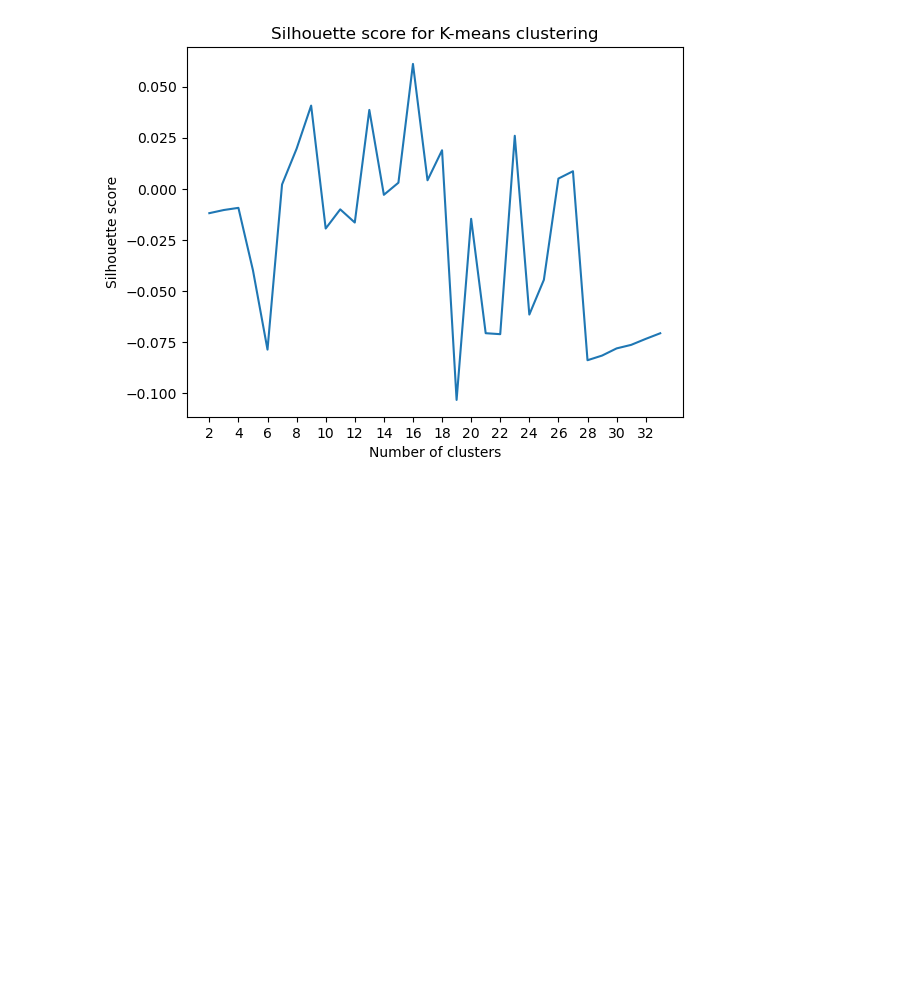
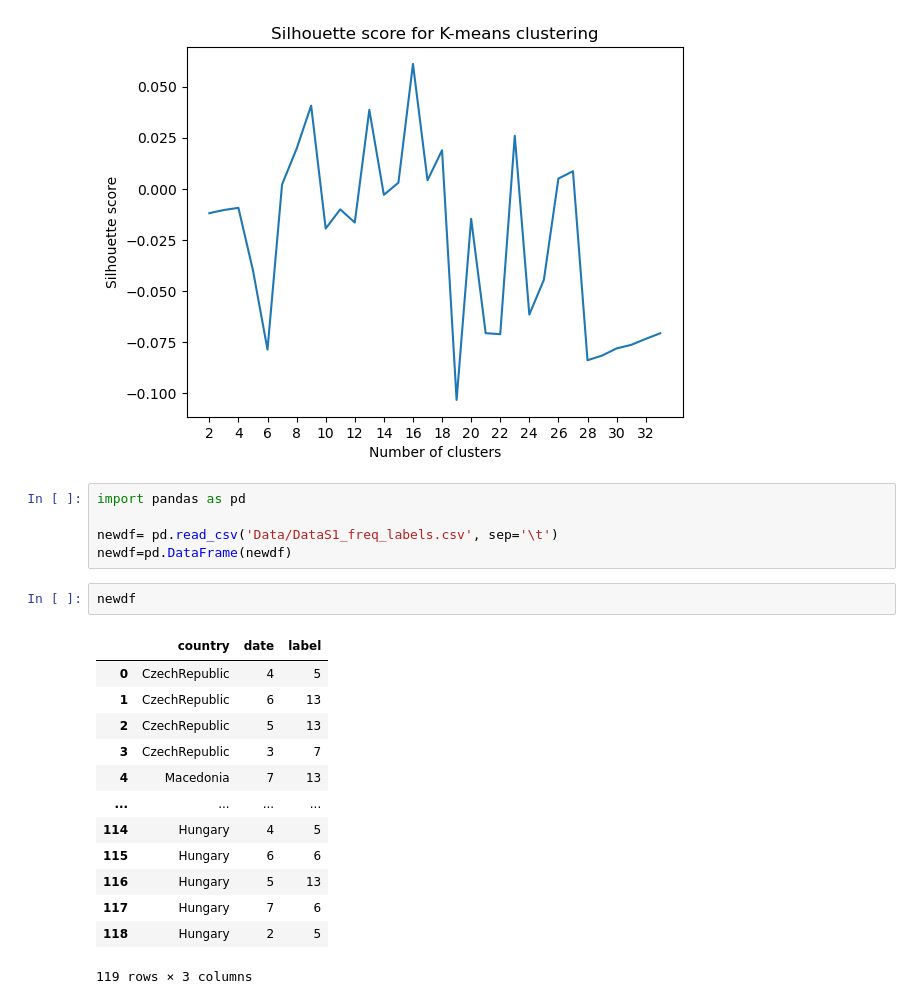
Before and after one commit to aradar46/Geographic_Population_Structure_GPS, a Jupyter notebook: notebook.ipynb, the cells around one changed output. Drawn from its saved outputs; the diff is of its cells as text; blank space fills up the shorter version.

```diff
--- a/notebook.ipynb
+++ b/notebook.ipynb
@@ -289,3 +282,24 @@ def plot_silhouette_score(X, k_min=1, k_max=33):
 plot_silhouette_score(data2, k_min=2, k_max=33)
 # %% [output]
 [figure]
+# %%
+import pandas as pd
+
+newdf= pd.read_csv('Data/DataS1_freq_labels.csv', sep='\t')
+newdf=pd.DataFrame(newdf)
+# %%
+newdf
+# %% [output]
+|  | country | date | label |
+| 0 | CzechRepublic | 4 | 5 |
+| 1 | CzechRepublic | 6 | 13 |
+| 2 | CzechRepublic | 5 | 13 |
+| 3 | CzechRepublic | 3 | 7 |
+| 4 | Macedonia | 7 | 13 |
+| ... | ... | ... | ... |
+| 114 | Hungary | 4 | 5 |
+| 115 | Hungary | 6 | 6 |
+| 116 | Hungary | 5 | 13 |
+| 117 | Hungary | 7 | 6 |
+| 118 | Hungary | 2 | 5 |
+119 rows × 3 columns
```
Also changed, not shown: parts of 5 cells of this notebook, 1 other file.
